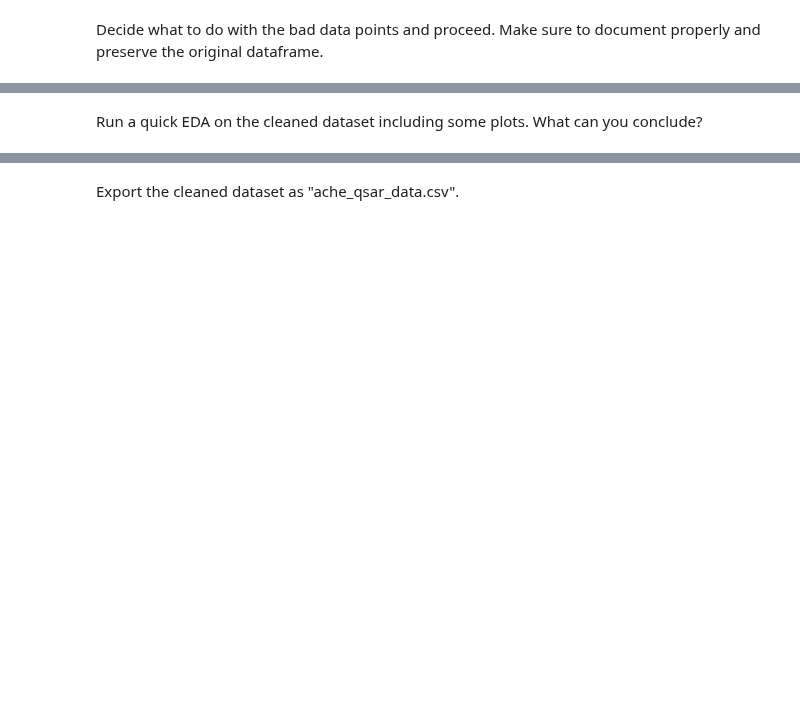
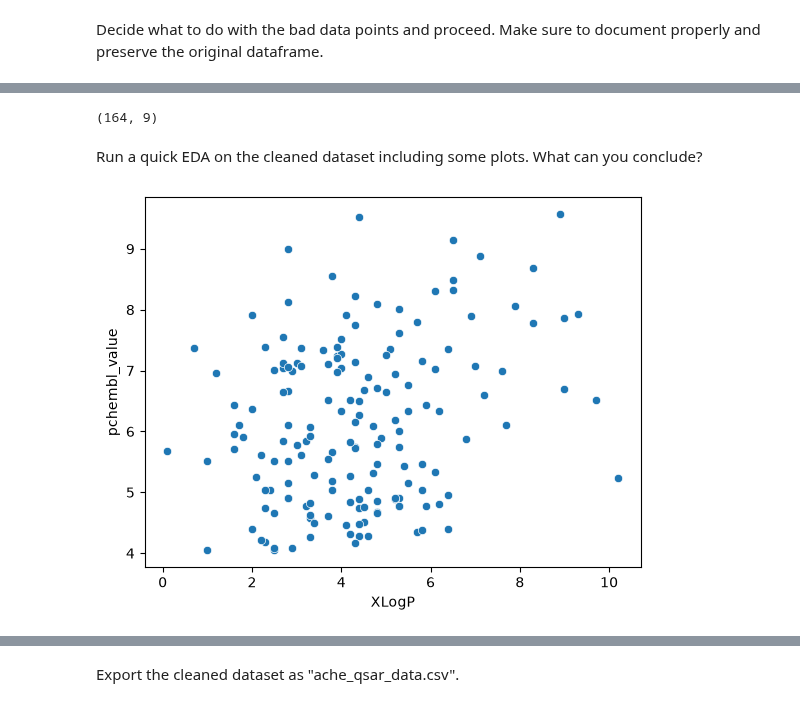
Before and after one commit to shiziyao/ChemicalDataScience103, a Jupyter notebook: lectures/session09/materials/generate-dataset.ipynb, the cells around one changed output, grey strips where cells are left out. Cells and saved outputs as stored; diff of their text form; code cells hidden in the pictures; blank space fills up the shorter version.

```diff
--- a/lectures/session09/materials/generate-dataset.ipynb
+++ b/lectures/session09/materials/generate-dataset.ipynb
@@ -34,0 +214,2 @@ Decide what to do with the bad data points and proceed. Make sure to document pr
+# %%
+merged_cleaned=merged[~merged.duplicated()]
@@ -35,2 +260,13 @@ Decide what to do with the bad data points and proceed. Make sure to document pr
+# %%
+merged_cleaned.dropna(inplace=True)
+# %%
+merged_cleaned.shape
+# %% [output]
+(164, 9)
 # %% [markdown]
 Run a quick EDA on the cleaned dataset including some plots. What can you conclude?
+# %%
+sns.scatterplot(x=merged_cleaned['XLogP'], y=merged_cleaned['pchembl_value'])
+plt.show()
+# %% [output]
+[figure, added]
```
Also changed, not shown: parts of 23 cells of this notebook, 3 other files.
